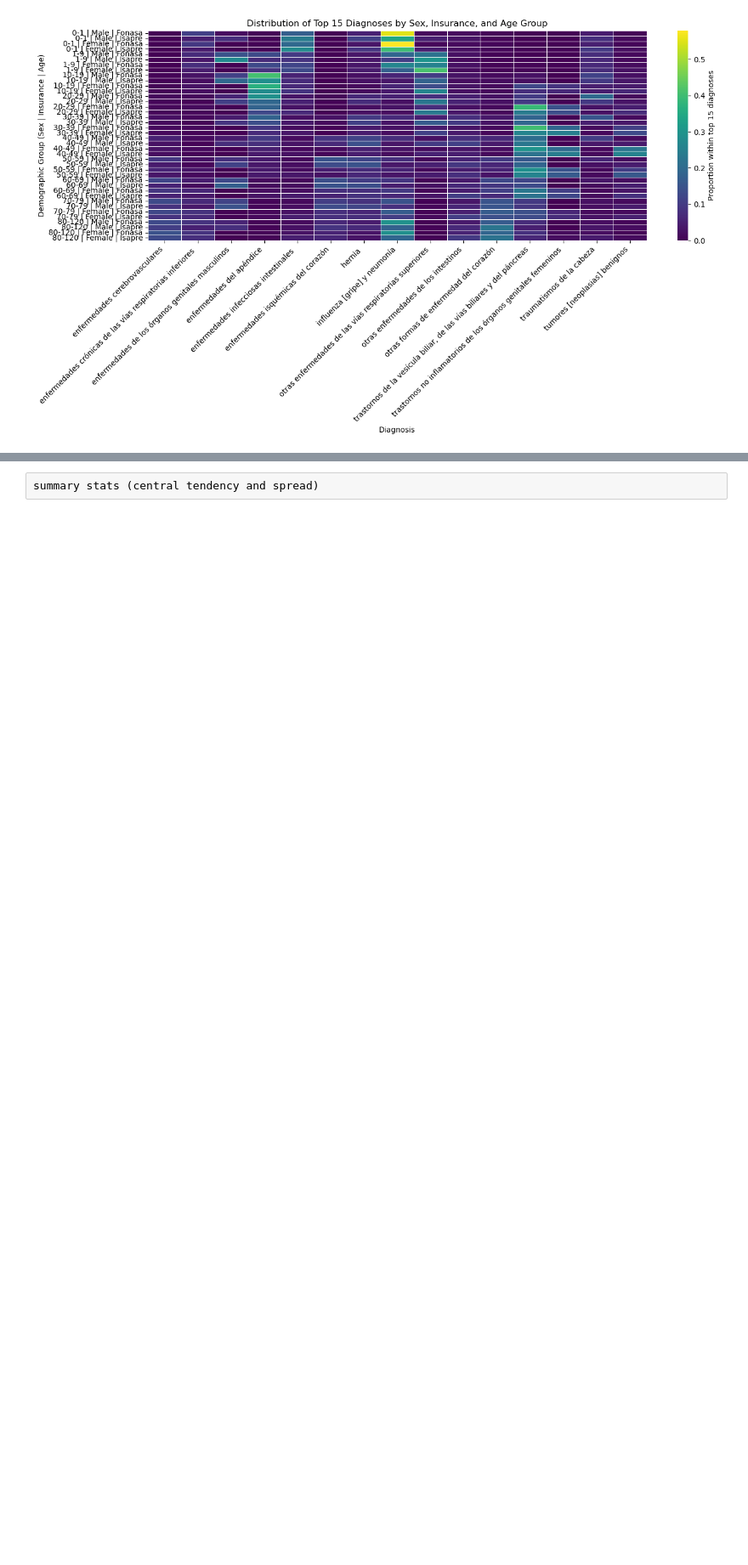
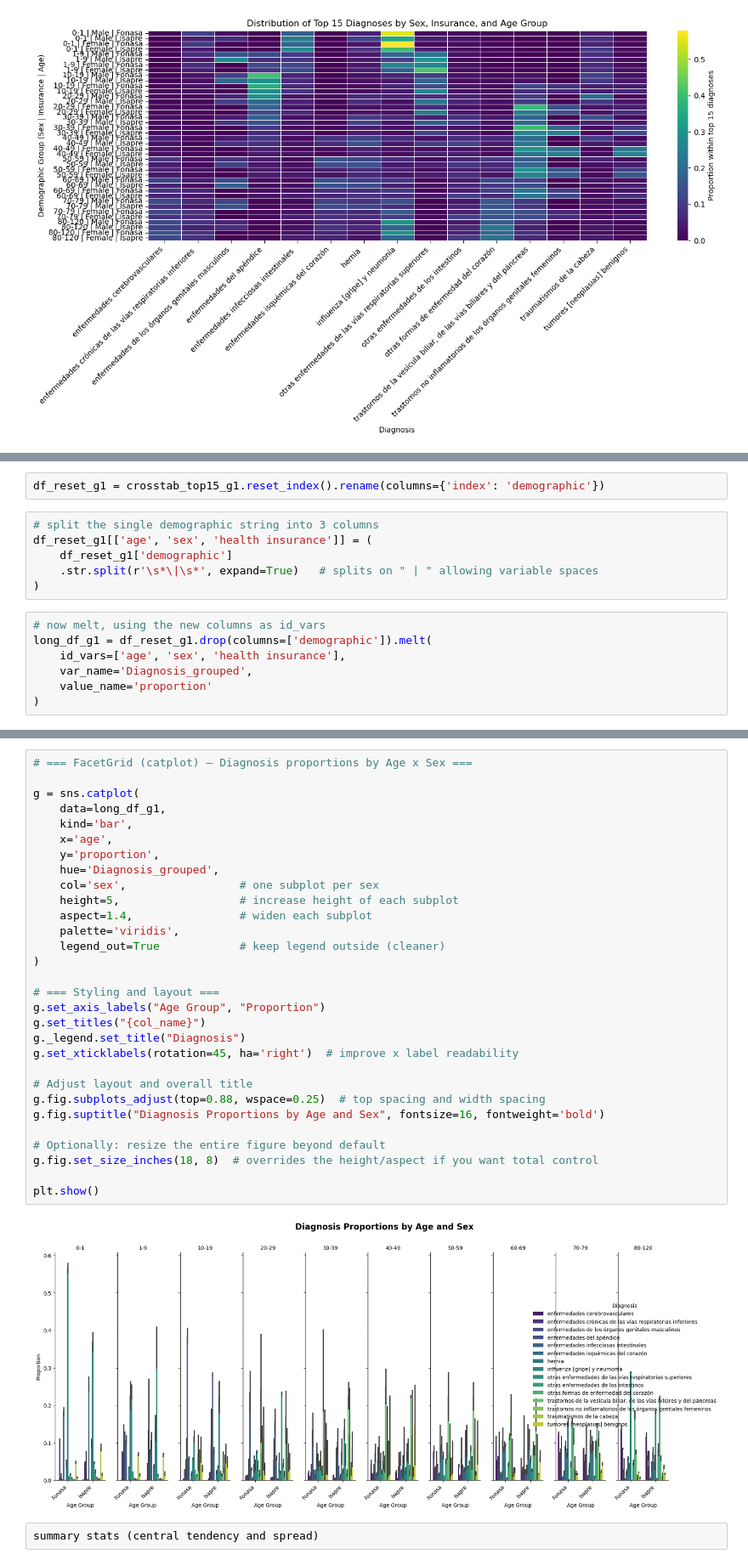
Before and after one commit to mirkopodunavak1996/EDAHospDischarges_Chile2001-2024, a Jupyter notebook: notebooks/General_Analysis_2001-2024_Multivariate(3).ipynb, the cells around one changed output, grey strips where cells are left out. Shown at 85% size. Cells and saved outputs as stored; diff of their text form; blank space fills up the shorter version.

Commit message:
Progress made on completting crosstabs with counts and proportions, heatmaps and now I need to fix facet grids

```diff
--- a/notebooks/General_Analysis_2001-2024_Multivariate(3).ipynb
+++ b/notebooks/General_Analysis_2001-2024_Multivariate(3).ipynb
@@ -384,0 +416,15 @@ plt.show()
+# %%
+df_reset_g1 = crosstab_top15_g1.reset_index().rename(columns={'index': 'demographic'})
+# %%
+# split the single demographic string into 3 columns
+df_reset_g1[['age', 'sex', 'health insurance']] = (
+    df_reset_g1['demographic']
+    .str.split(r'\s*\|\s*', expand=True)   # splits on " | " allowing variable spaces
+)
+# %%
+# now melt, using the new columns as id_vars
+long_df_g1 = df_reset_g1.drop(columns=['demographic']).melt(
+    id_vars=['age', 'sex', 'health insurance'],
+    var_name='Diagnosis_grouped',
+    value_name='proportion'
+)
@@ -385,2 +447,34 @@ plt.show()
+# %%
+# === FacetGrid (catplot) — Diagnosis proportions by Age x Sex ===
+
+g = sns.catplot(
+    data=long_df_g1,
+    kind='bar',
+    x='age',
+    y='proportion',
+    hue='Diagnosis_grouped',
+    col='sex',                 # one subplot per sex
+    height=5,                  # increase height of each subplot
+    aspect=1.4,                # widen each subplot
+    palette='viridis',
+    legend_out=True            # keep legend outside (cleaner)
+)
+
+# === Styling and layout ===
+g.set_axis_labels("Age Group", "Proportion")
+g.set_titles("{col_name}")
+g._legend.set_title("Diagnosis")
+g.set_xticklabels(rotation=45, ha='right')  # improve x label readability
+
+# Adjust layout and overall title
+g.fig.subplots_adjust(top=0.88, wspace=0.25)  # top spacing and width spacing
+g.fig.suptitle("Diagnosis Proportions by Age and Sex", fontsize=16, fontweight='bold')
+
+# Optionally: resize the entire figure beyond default
+g.fig.set_size_inches(18, 8)  # overrides the height/aspect if you want total control
+
+plt.show()
+# %% [output]
+[figure, added]
 # %% [raw]
 summary stats (central tendency and spread)
```
Also changed, not shown: parts of 11 cells of this notebook.
